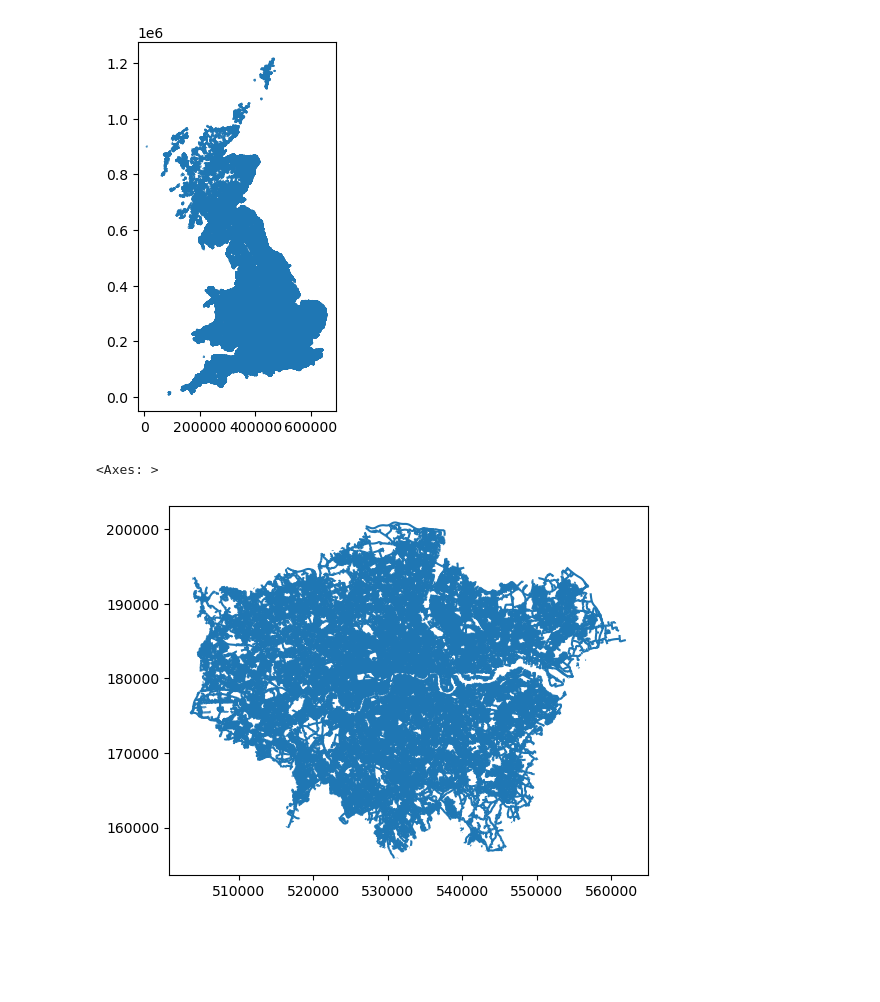
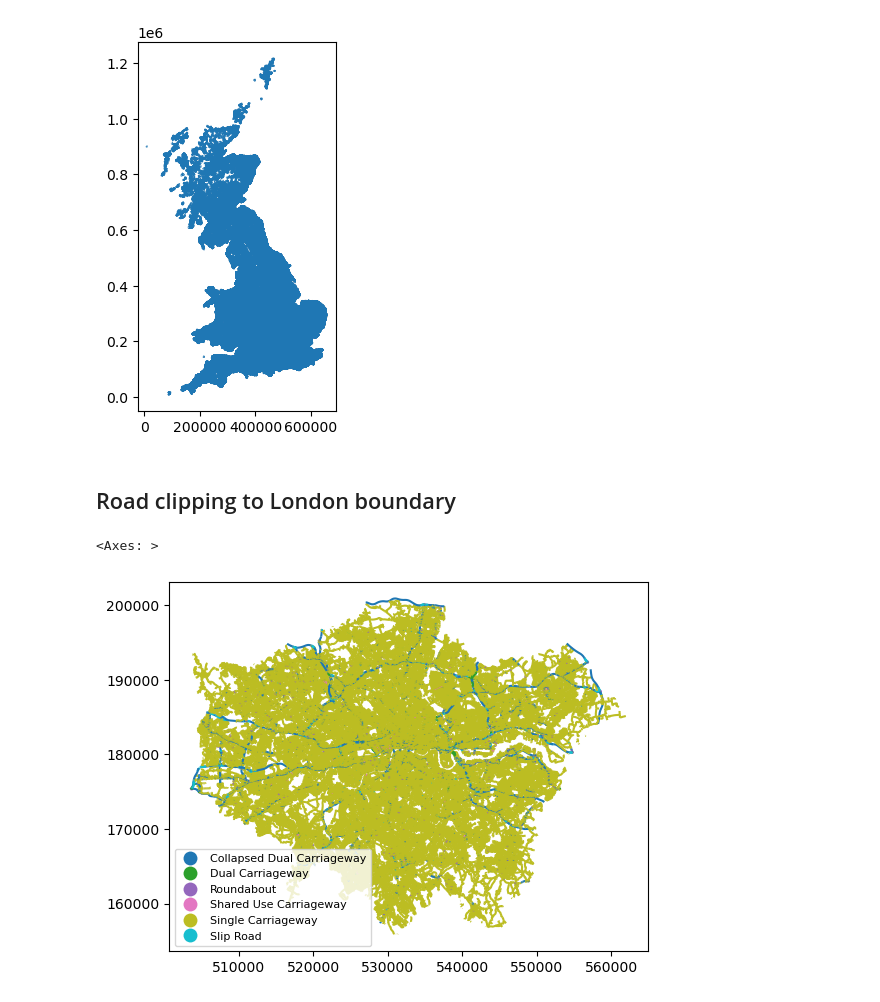
Before and after one commit to kbuksa/london-greenspace-access, a Jupyter notebook: london-road-merge.ipynb, the cells around one changed output. Saved outputs shown, nothing was run; the diff lists cells and outputs as text; code cells hidden in the pictures; blank space fills up the shorter version.

Commit message:
Added .md annotations and customised London roads plot to show road types.

```diff
--- a/london-road-merge.ipynb
+++ b/london-road-merge.ipynb
@@ -33,11 +76,16 @@ roads.plot()
 # %% [output]
 <Axes: >
 [figure]
+# %% [markdown]
+## Road clipping to London boundary
 # %%
 # Clip roads to London boundary
 london_roads = gpd.clip(roads, london)
-# %%
-london_roads.plot()
-# %% [output]
-<Axes: >
-[figure, removed]
+# %%
+london_roads.plot(column='form_of_way',
+                  legend=True,
+                  legend_kwds={'loc':'lower left',
+                               'fontsize':8})
+# %% [output]
+<Axes: >
+[figure, added]
```
Also changed, not shown: parts of 11 cells of this notebook.
